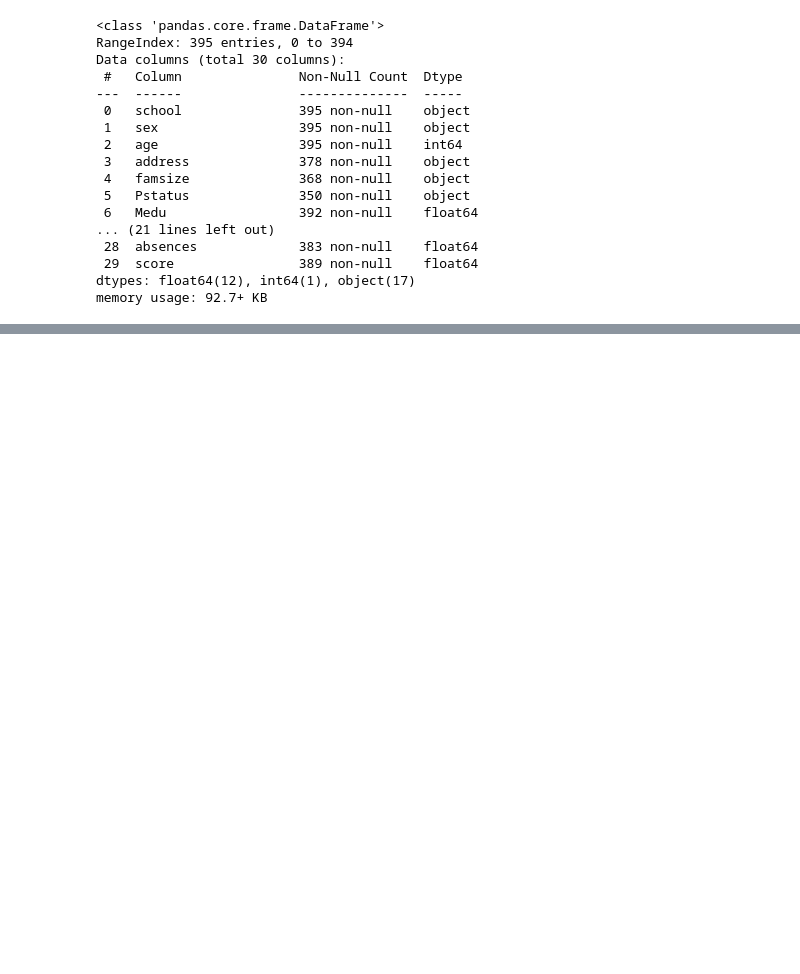
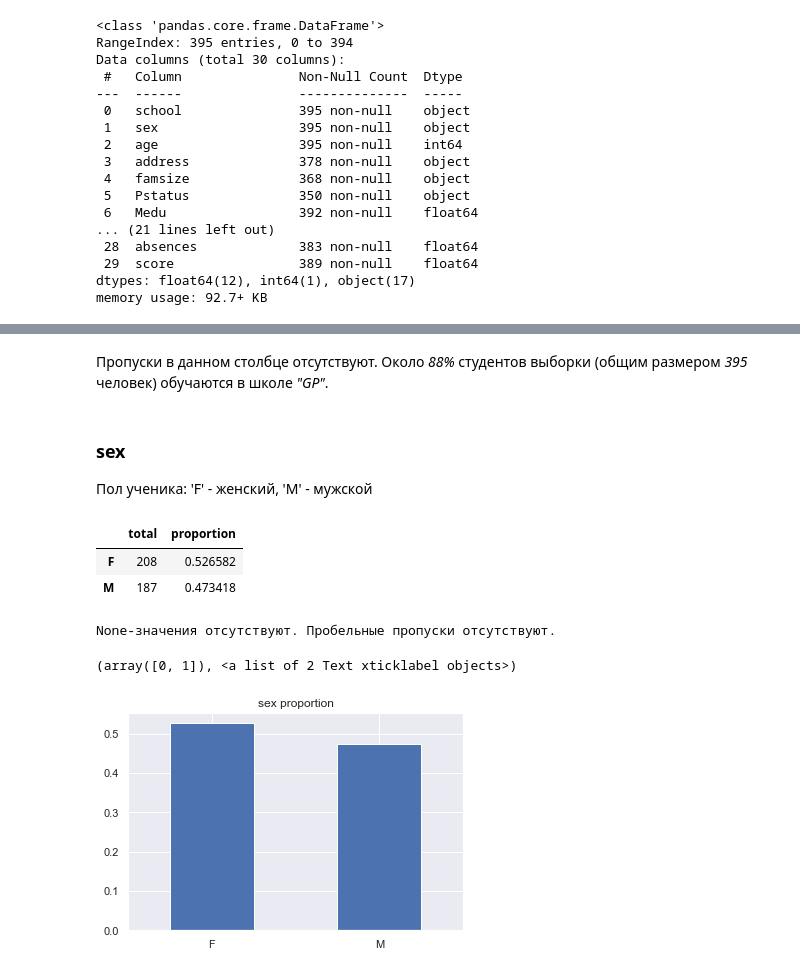
Before and after one commit to SeaVulf/skillfactory_rds, a Jupyter notebook: project_2_EDA/Project_2_EDA_stud_math.ipynb, the cells around one changed output, grey strips where cells are left out. Saved outputs shown, nothing was run; the diff lists cells and outputs as text; code cells hidden in the pictures; blank space fills up the shorter version.

```diff
--- a/project_2_EDA/Project_2_EDA_stud_math.ipynb
+++ b/project_2_EDA/Project_2_EDA_stud_math.ipynb
@@ -155,0 +199,29 @@ display(stud.head(5))
+# %% [markdown]
+Пропуски в данном столбце отсутствуют. Около *88%* студентов выборки (общим размером *395* человек) обучаются в школе *"GP"*.
+# %% [markdown]
+### sex
+Пол ученика: 'F' - женский, 'M' - мужской
+# %%
+# Интересующая колонка
+column = 'sex'
+
+# Оценим состав данной колонки
+display(pd.DataFrame({'total': stud[column].value_counts(),
+                      'proportion': stud[column].value_counts(normalize=True)}))
+
+#Имеются ли None-элементы или пробельные пропуски
+print(mod_eda.find_nulls(stud[column])[0])
+
+#Построим распределение
+pd.DataFrame(stud[column].value_counts(normalize=True)).plot(kind='bar',
+                                                               grid= True,
+                                                               title=column + " proportion",
+                                                               legend=False)
+plt.xticks(rotation = 0)
+# %% [output]
+|  | total | proportion |
+| F | 208 | 0.526582 |
+| M | 187 | 0.473418 |
+None-значения отсутствуют. Пробельные пропуски отсутствуют.
+(array([0, 1]), <a list of 2 Text xticklabel objects>)
+[figure, added]
```
Also changed, not shown: parts of 27 cells of this notebook, 1 other file.
